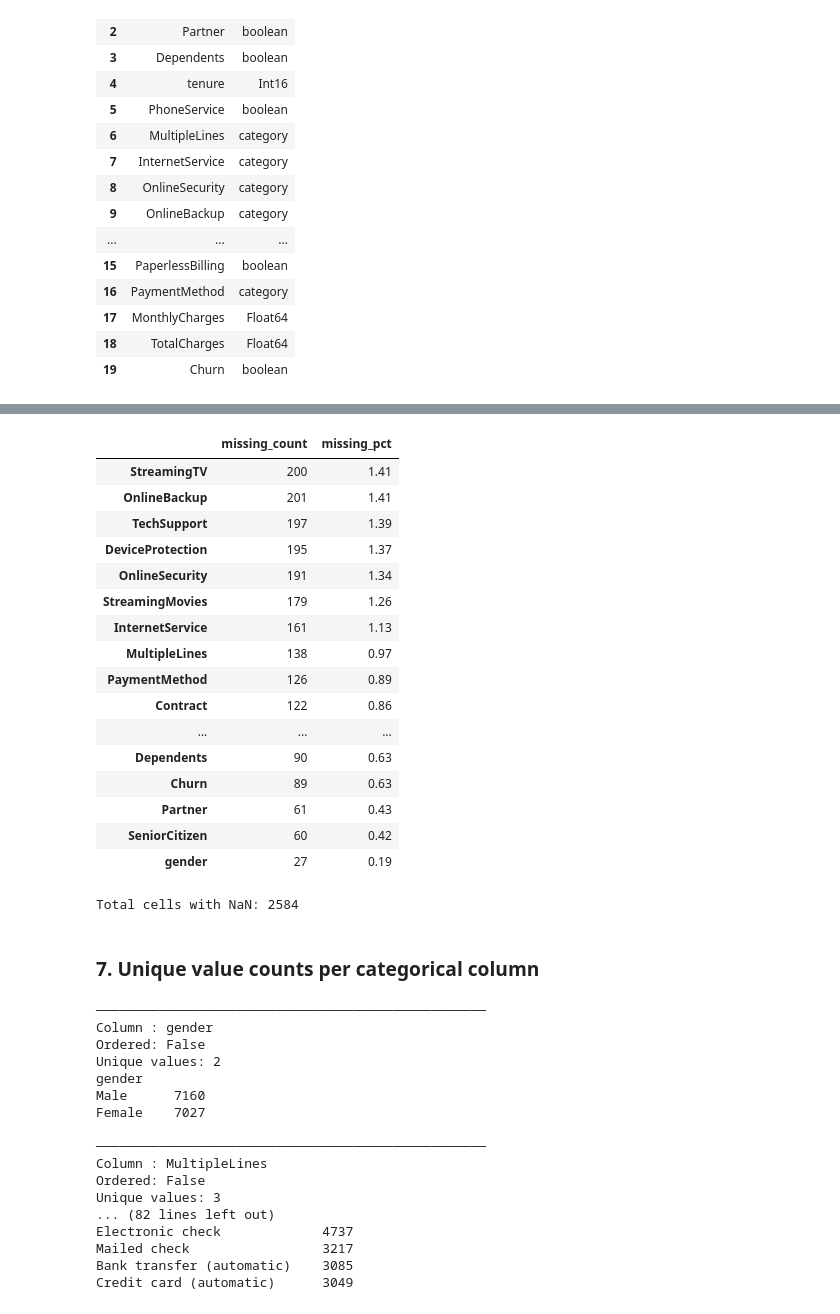
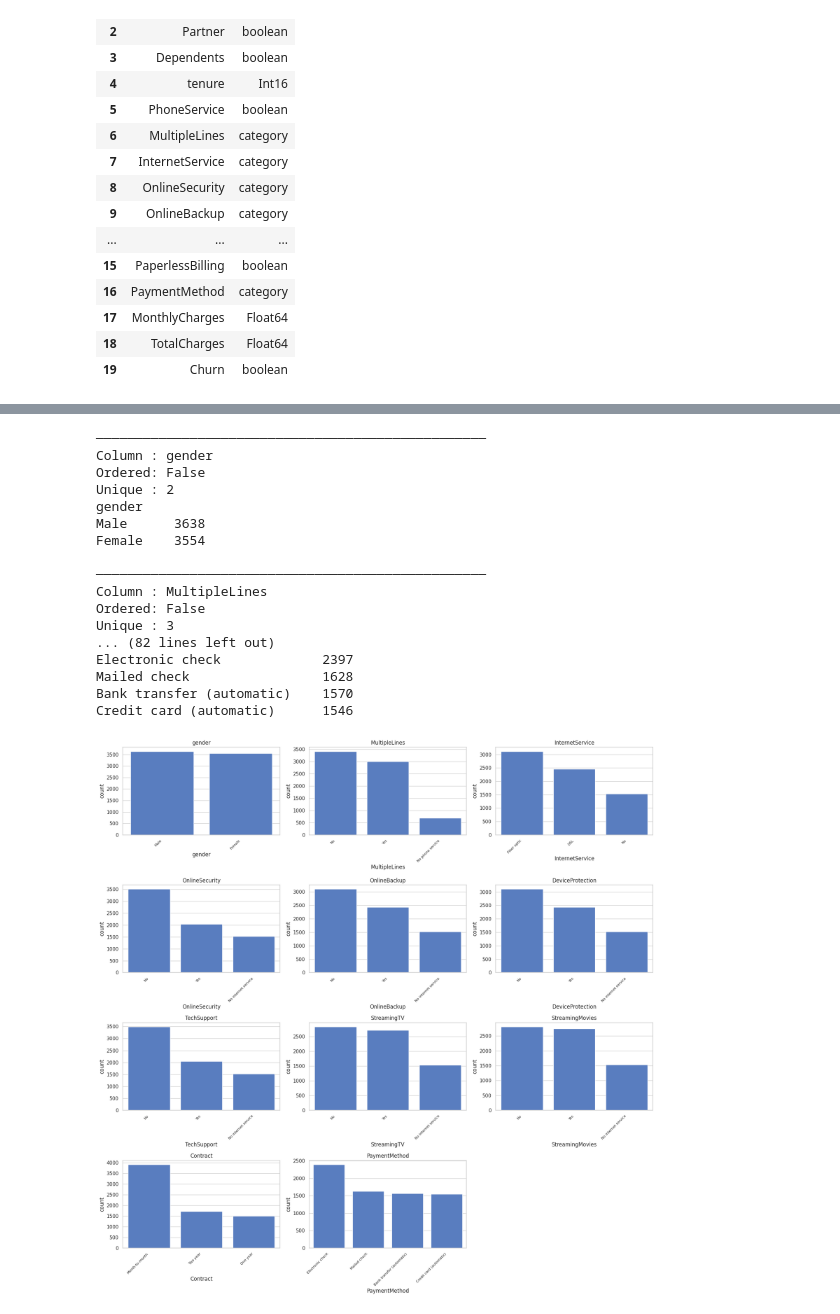
Before and after one commit to juandagalo/dsenproduccion, a Jupyter notebook: notebooks/2-exploration/01_jdg_churn_data_description_20260221.ipynb, the cells around one changed output, grey strips where cells are left out. Saved outputs shown, nothing was run; the diff lists cells and outputs as text; code cells hidden in the pictures.

```diff
--- a/notebooks/2-exploration/01_jdg_churn_data_description_20260221.ipynb
+++ b/notebooks/2-exploration/01_jdg_churn_data_description_20260221.ipynb
@@ -142,65 +182,49 @@ df.describe(include="category")
-# %%
-missing = pd.DataFrame(
-    {
-        "missing_count": df.isna().sum(),
-        "missing_pct": (df.isna().sum() / len(df) * 100).round(2),
-    }
-)
-missing[missing["missing_count"] > 0].sort_values("missing_pct", ascending=False)
-# %% [output]
-|  | missing_count | missing_pct |
-| StreamingTV | 200 | 1.41 |
-| OnlineBackup | 201 | 1.41 |
-| TechSupport | 197 | 1.39 |
-| DeviceProtection | 195 | 1.37 |
-| OnlineSecurity | 191 | 1.34 |
-| StreamingMovies | 179 | 1.26 |
-| InternetService | 161 | 1.13 |
-| MultipleLines | 138 | 0.97 |
-| PaymentMethod | 126 | 0.89 |
-| Contract | 122 | 0.86 |
-| ... | ... | ... |
-| Dependents | 90 | 0.63 |
-| Churn | 89 | 0.63 |
-| Partner | 61 | 0.43 |
-| SeniorCitizen | 60 | 0.42 |
-| gender | 27 | 0.19 |
-# %%
-print(f"Total cells with NaN: {df.isna().sum().sum()}")
-# %% [output]
-Total cells with NaN: 2584
-# %% [markdown]
-### 7. Unique value counts per categorical column
 # %%
-CARDINALITY_THRESHOLD = 10
-
-cat_cols = df.select_dtypes(include="category").columns
+cat_cols = df.select_dtypes(include="category").columns.tolist()
 
 for col in cat_cols:
     n_unique = df[col].nunique()
     print(f"\n{'─' * 50}")
     print(f"Column : {col}")
     print(f"Ordered: {df[col].cat.ordered}")
-    print(f"Unique values: {n_unique}")
-    if n_unique <= CARDINALITY_THRESHOLD:
-        print(df[col].value_counts().to_string())
-    else:
-        print(f"  (high cardinality — sample: {df[col].cat.categories[:5].tolist()}...)")
+    print(f"Unique : {n_unique}")
+    print(df[col].value_counts().to_string())
 # %% [output]
 ──────────────────────────────────────────────────
 Column : gender
 Ordered: False
-Unique values: 2
+Unique : 2
 gender
-Male      7160
-Female    7027
+Male      3638
+Female    3554
 
 ──────────────────────────────────────────────────
 Column : MultipleLines
 Ordered: False
-Unique values: 3
+Unique : 3
 ... (82 lines left out)
-Electronic check             4737
-Mailed check                 3217
-Bank transfer (automatic)    3085
-Credit card (automatic)      3049
+Electronic check             2397
+Mailed check                 1628
+Bank transfer (automatic)    1570
+Credit card (automatic)      1546
+# %%
+n_plots = len(cat_cols)
+n_grid_cols = 3
+n_grid_rows = -(-n_plots // n_grid_cols)
+
+fig, axes = plt.subplots(n_grid_rows, n_grid_cols, figsize=(6 * n_grid_cols, 4.5 * n_grid_rows))
+axes = axes.flatten()
+
+for i, col in enumerate(cat_cols):
+    order = df[col].value_counts().index
+    sns.countplot(data=df, x=col, order=order, ax=axes[i])
+    axes[i].set_title(col)
+    plt.setp(axes[i].get_xticklabels(), rotation=45, ha="right", fontsize=8)
+
+for j in range(i + 1, len(axes)):
+    axes[j].set_visible(False)
+
+plt.tight_layout()
+plt.show()
+# %% [output]
+[figure, added]
```
Also changed, not shown: parts of 31 cells of this notebook.
